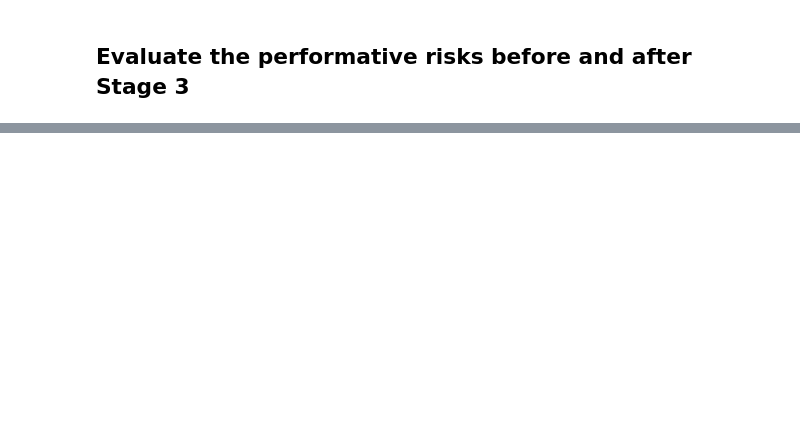
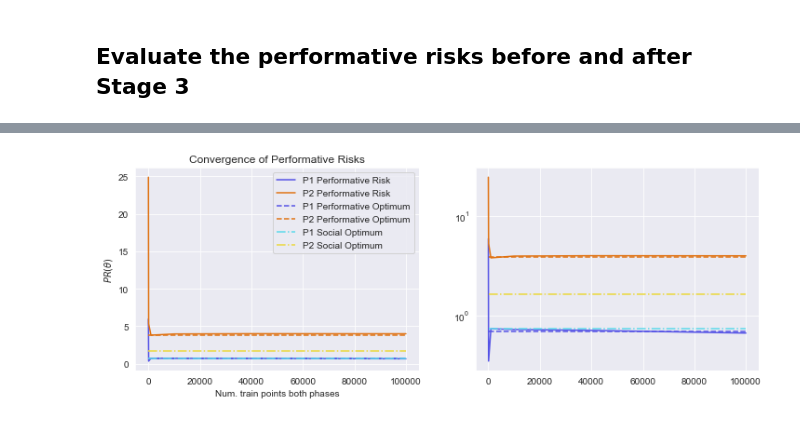
Before and after one commit to evanjfaulkner/DD-Games, a Jupyter notebook: Notebooks/new_code_modified_sim.ipynb, the cells around one changed output, grey strips where cells are left out. Drawn from its saved outputs; the diff is of its cells as text; code cells hidden in the pictures; blank space fills up the shorter version.

```diff
--- a/Notebooks/new_code_modified_sim.ipynb
+++ b/Notebooks/new_code_modified_sim.ipynb
@@ -236,0 +233,37 @@ print(f'Player 1 SO = {SO_1.round(3)}\tPlayer 2 SO = {SO_2.round(3)}')
+# %%
+plt.figure(figsize=(15,4))
+plt.subplot(1,2,1)
+plt.plot(num_rounds_lst, p1_risks,
+         color='#5553E6', label='P1 Performative Risk')
+plt.plot(num_rounds_lst, p2_risks,
+         color='#E07110', label='P2 Performative Risk')
+plt.plot(num_rounds_lst, [PO_1 for i in num_rounds_lst],
+         '--', color='#5553E6', label='P1 Performative Optimum')
+plt.plot(num_rounds_lst, [PO_2 for i in num_rounds_lst],
+         '--', color='#E07110', label='P2 Performative Optimum')
+plt.plot(num_rounds_lst, [SO_1 for i in num_rounds_lst],
+         '-.', color='#5BD9EB', label='P1 Social Optimum')
+plt.plot(num_rounds_lst, [SO_2 for i in num_rounds_lst],
+         '-.', color='#EBD839', label='P2 Social Optimum')
+plt.xlabel("Num. train points both phases")
+plt.ylabel(r"$PR(\theta)$")
+plt.title("Convergence of Performative Risks")
+plt.legend()
+
+plt.subplot(1,2,2)
+plt.semilogy(num_rounds_lst, p1_risks,
+         color='#5553E6', label='P1 Performative Risk')
+plt.semilogy(num_rounds_lst, p2_risks,
+         color='#E07110', label='P2 Performative Risk')
+plt.semilogy(num_rounds_lst, [PO_1 for i in num_rounds_lst],
+         '--', color='#5553E6', label='P1 Performative Optimum')
+plt.semilogy(num_rounds_lst, [PO_2 for i in num_rounds_lst],
+         '--', color='#E07110', label='P2 Performative Optimum')
+plt.semilogy(num_rounds_lst, [SO_1 for i in num_rounds_lst],
+         '-.', color='#5BD9EB', label='P1 Social Optimum')
+plt.semilogy(num_rounds_lst, [SO_2 for i in num_rounds_lst],
+         '-.', color='#EBD839', label='P2 Social Optimum')
+plt.ylabel(r"\log(PR(\theta))")
+plt.show()
+# %% [output]
+[figure, added]
```
Also changed, not shown: parts of 20 cells of this notebook, 3 other files.
